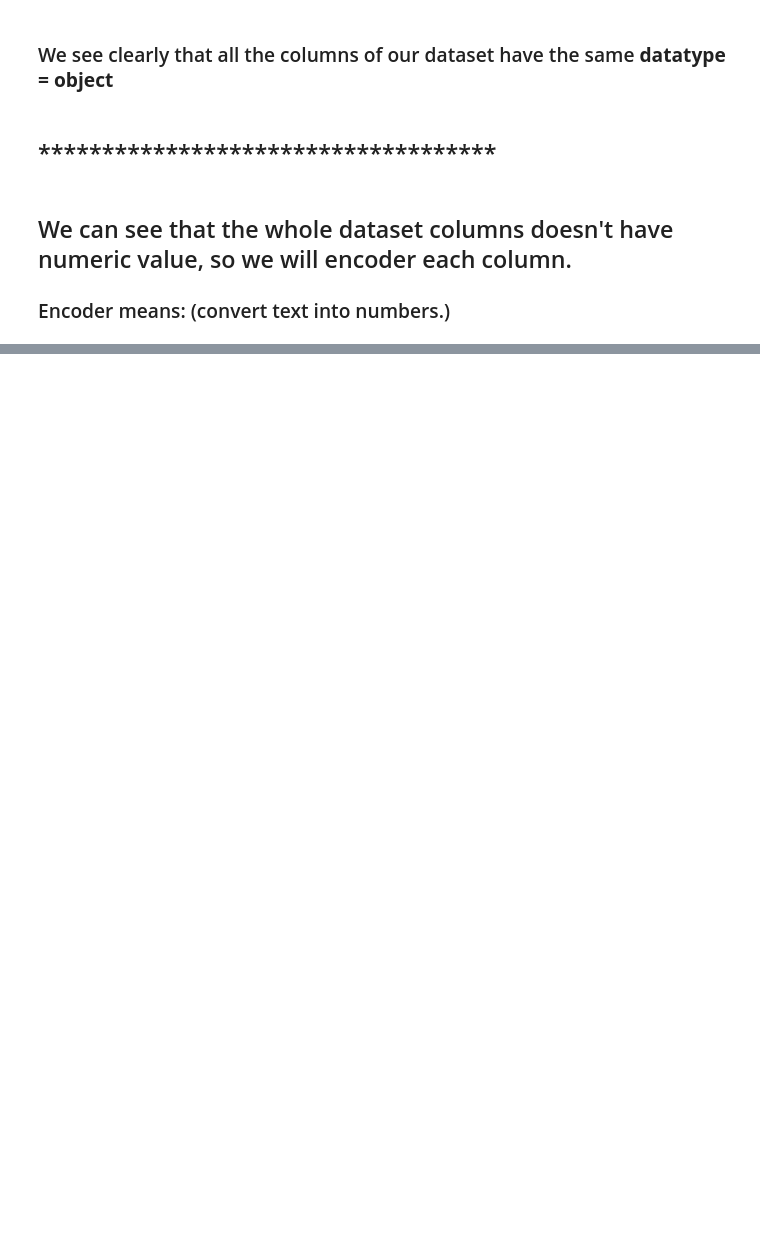
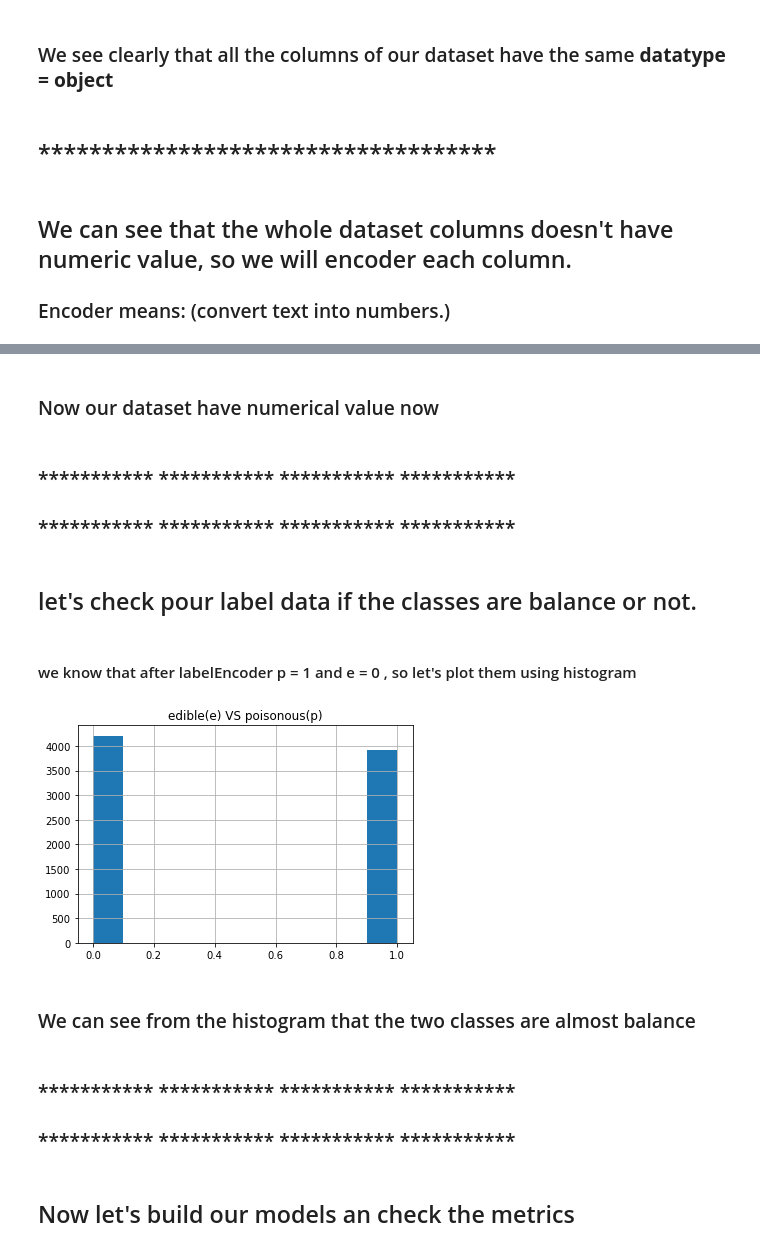
Before and after one commit to olivierla412/data_train_live_classes, a Jupyter notebook: Projects/Practice _Project - 2/Practice_Project _ 2.ipynb, the cells around one changed output, grey strips where cells are left out. Cells and saved outputs as stored; diff of their text form; code cells hidden in the pictures; blank space fills up the shorter version.

```diff
--- a/Projects/Practice _Project - 2/Practice_Project _ 2.ipynb
+++ b/Projects/Practice _Project - 2/Practice_Project _ 2.ipynb
@@ -124,3 +123,8 @@ spore-print-color           object
 population                  object
 habitat                     object
 dtype: object
+# %%
+## let's see number of classes in each column
+
+for i in data:
+    print(data[i].unique())
@@ -126,0 +157,2 @@ dtype: object
+# %%
+data.drop('veil-type',axis=1,inplace=True)
@@ -135,0 +175,6 @@ dtype: object
+# %%
+le = LabelEncoder()
+# %%
+for i in data.columns:
+    if data[i].dtype =='object':
+        data[i] = le.fit_transform(data[i])
@@ -135,0 +195,23 @@ dtype: object
+# %% [markdown]
+### Now  our dataset have numerical value now
+# %% [markdown]
+### *********** *********** *********** ***********
+### *********** *********** *********** ***********
+# %% [markdown]
+## let's check pour label data if the classes are balance or not.
+# %% [markdown]
+#### we know that after labelEncoder p = 1 and e = 0 , so let's plot them using histogram
+# %%
+
+data['class'].hist(grid=True)
+plt.title('edible(e) VS poisonous(p)')
+plt.show()
+# %% [output]
+[figure, added]
+# %% [markdown]
+### We can see from the histogram that the two classes are almost balance
+# %% [markdown]
+### *********** *********** *********** ***********
+### *********** *********** *********** ***********
+# %% [markdown]
+## Now let's build our models an check the metrics
```
Also changed, not shown: parts of 28 cells of this notebook, 1 other file.
